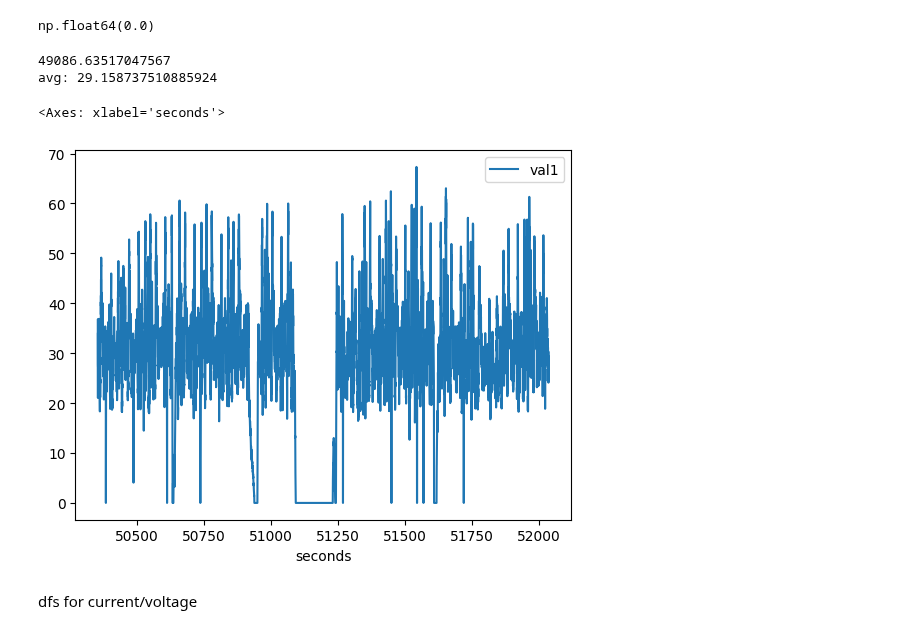
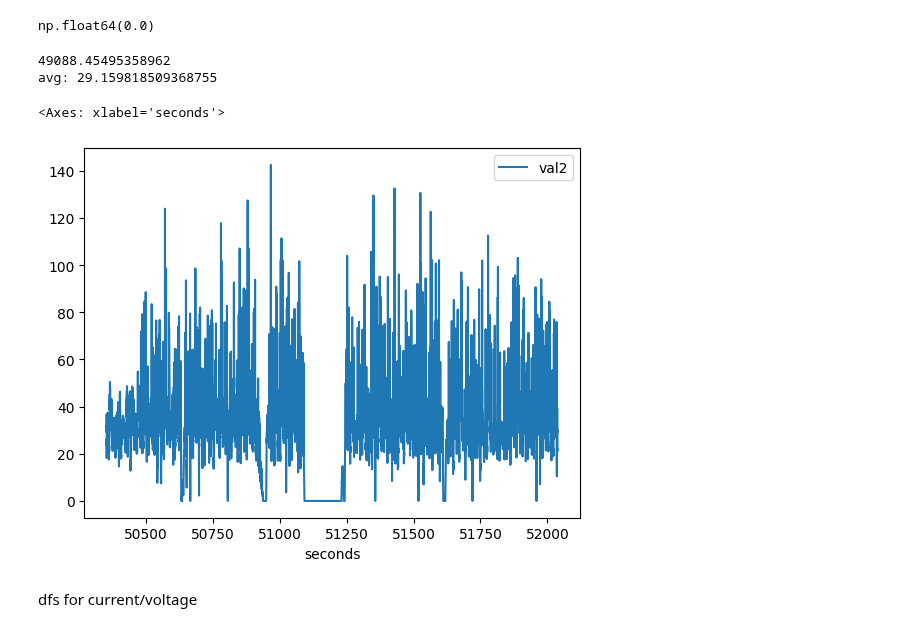
Before and after one commit to darrenwa/Penn-Electric-Racing, a Jupyter notebook: taskB.ipynb, the cells around one changed output. Cells and saved outputs as stored; diff of their text form; code cells hidden in the pictures.

```diff
--- a/taskB.ipynb
+++ b/taskB.ipynb
@@ -107,7 +124,8 @@ data.head()
 # %% [markdown]
 df for speed
 # %%
-wheel = data[data['combined']=='0x222']
+# extract wheel data
+wheel = pd.DataFrame(data[data['combined']=='0x222'])
 wheel.reset_index(drop=True, inplace=True)
 wheel.head()
 # %% [output]
@@ -144,11 +153,19 @@ translate to get speed values in mph
 val1s = []
 val2s = []
 
+# translate bytes into floats and convert from angular velocity to mph
 for row in range(len(wheel['timestamp'])):
     val1s.append(translate(wheel['bytes'][row].split(',')[:4])*.0609873574)
     val2s.append(translate(wheel['bytes'][row].split(',')[4:])*.0609873574)
+
+# replace abnormal data
+for row in range(len(wheel['timestamp'])):
     if val1s[row]<0:
         val1s[row]=(wheel['val1'][row-1]+wheel['val1'][row+1])/2
+    if val2s[row]<0:
+        val2s[row]=(wheel['val2'][row-1]+wheel['val2'][row+1])/2
+
+# populate columnns
 wheel['val1']=val1s
 wheel['val2']=val2s
 wheel.head()
@@ -196,18 +203,19 @@ np.float64(0.0)
 # %%
 from scipy import integrate
 # %%
-powerInt = integrate.trapezoid(y=(wheel['val1']+wheel['val2'])/2, x=wheel['seconds'])
-print(powerInt)
+# integrate and divide by time elapsed to find average speed
+speedInt = integrate.trapezoid(y=(wheel['val1']+wheel['val2'])/2, x=wheel['seconds'])
+print(speedInt)
 #print(wheel['seconds'].iloc[-1], wheel['seconds'][0])
-print('avg:',powerInt/(wheel['seconds'].iloc[-1]-wheel['seconds'][0]))
-wheel.plot(x='seconds', y = 'val1')
+print('avg:',speedInt/(wheel['seconds'].iloc[-1]-wheel['seconds'][0]))
+wheel.plot(x='seconds', y = 'val2')
 #print(wheel['val1'].mean())
 #print(wheel['val2'].mean())
 # %% [output]
-49086.63517047567
-avg: 29.158737510885924
+49088.45495358962
+avg: 29.159818509368755
 <Axes: xlabel='seconds'>
-[figure, old version]
+[figure, new version]
 # %% [markdown]
 dfs for current/voltage
 # %%
```
Also changed, not shown: parts of 22 cells of this notebook, 3 other files.
